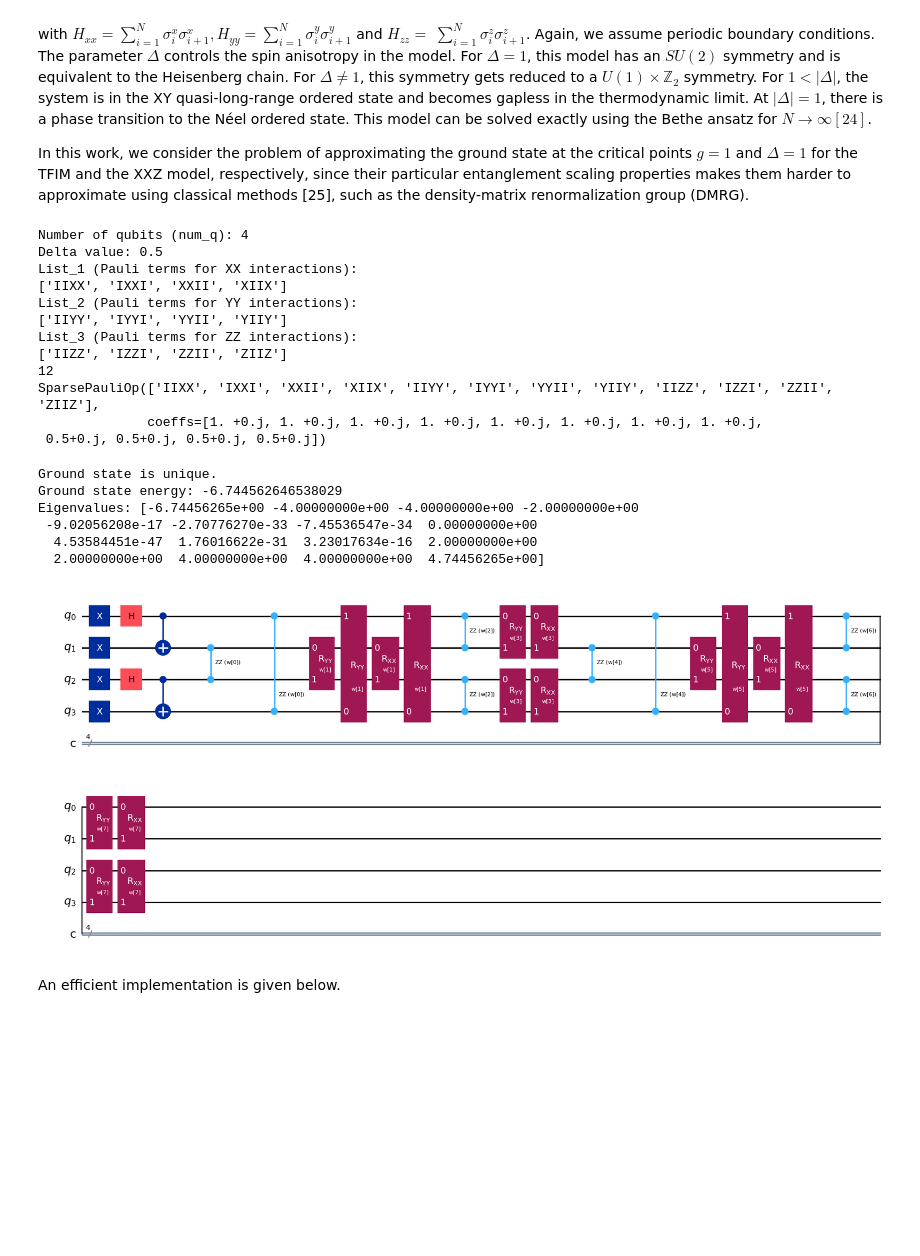
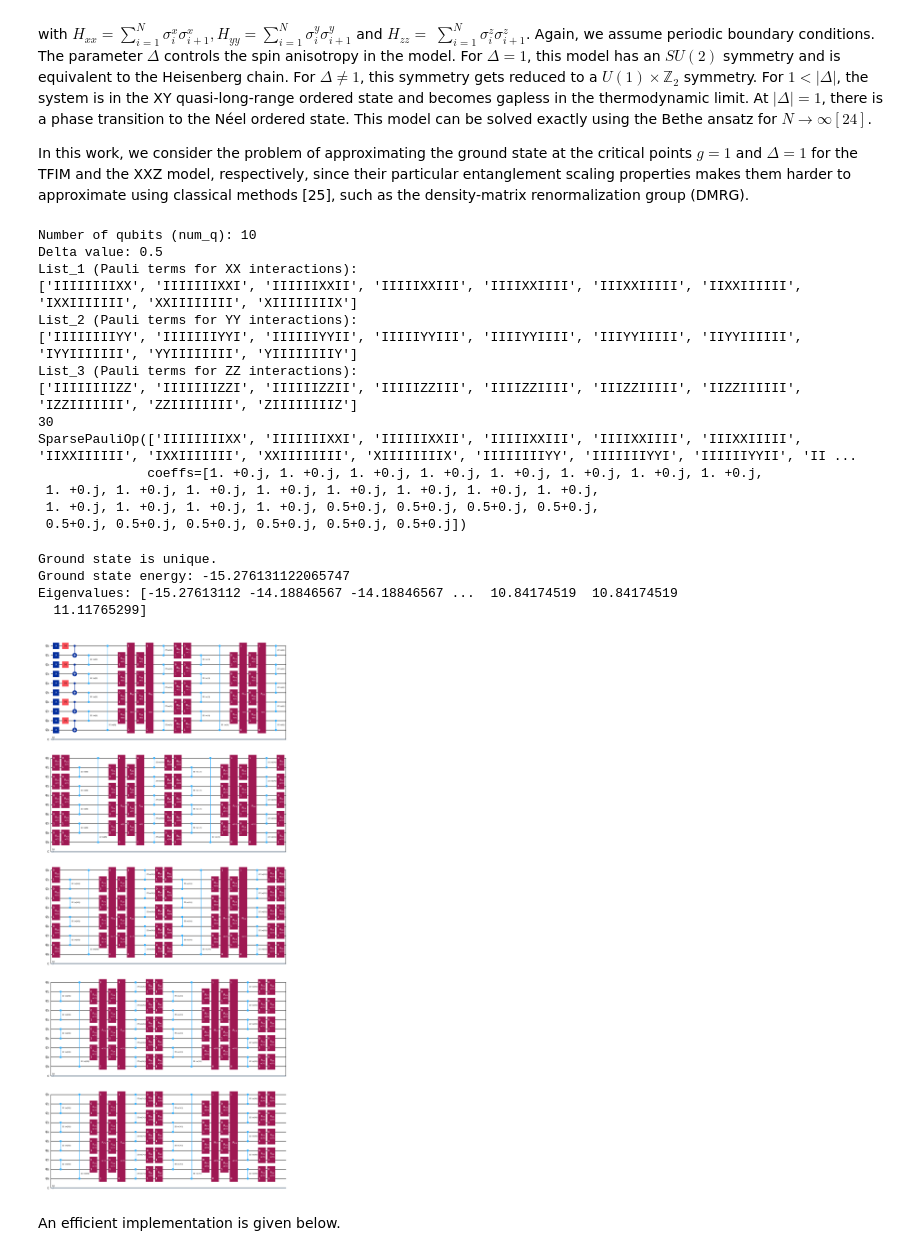
Before and after one commit to GALVINLAI/block_coordinate_descent, a Jupyter notebook: qiskit_QAOA_XXZ_Wiersema.ipynb, the cells around one changed output. Cells and saved outputs as stored; diff of their text form; code cells hidden in the pictures; blank space fills up the shorter version.

```diff
--- a/qiskit_QAOA_XXZ_Wiersema.ipynb
+++ b/qiskit_QAOA_XXZ_Wiersema.ipynb
@@ -33,7 +33,7 @@ with $H_{x x}=\sum_{i=1}^N \sigma_i^x \sigma_{i+1}^x, H_{y y}=\sum_{i=1}^N \sigm
 
 In this work, we consider the problem of approximating the ground state at the critical points $g=1$ and $\Delta=1$ for the TFIM and the XXZ model, respectively, since their particular entanglement scaling properties makes them harder to approximate using classical methods [25], such as the density-matrix renormalization group (DMRG).
 # %%
-num_q = 4 # N # IMPORTANT
+num_q = 10 # N # IMPORTANT
 
 Delta = 0.5 # IMPORTANT
 List_1 = []
@@ -108,18 +108,20 @@ print(List_3)
 print(H.size)
 print(H)
 # %% [output]
-Number of qubits (num_q): 4
+Number of qubits (num_q): 10
 Delta value: 0.5
 List_1 (Pauli terms for XX interactions):
-['IIXX', 'IXXI', 'XXII', 'XIIX']
+['IIIIIIIIXX', 'IIIIIIIXXI', 'IIIIIIXXII', 'IIIIIXXIII', 'IIIIXXIIII', 'IIIXXIIIII', 'IIXXIIIIII', 'IXXIIIIIII', 'XXIIIIIIII', 'XIIIIIIIIX']
 List_2 (Pauli terms for YY interactions):
-['IIYY', 'IYYI', 'YYII', 'YIIY']
+['IIIIIIIIYY', 'IIIIIIIYYI', 'IIIIIIYYII', 'IIIIIYYIII', 'IIIIYYIIII', 'IIIYYIIIII', 'IIYYIIIIII', 'IYYIIIIIII', 'YYIIIIIIII', 'YIIIIIIIIY']
 List_3 (Pauli terms for ZZ interactions):
-['IIZZ', 'IZZI', 'ZZII', 'ZIIZ']
-12
-SparsePauliOp(['IIXX', 'IXXI', 'XXII', 'XIIX', 'IIYY', 'IYYI', 'YYII', 'YIIY', 'IIZZ', 'IZZI', 'ZZII', 'ZIIZ'],
+['IIIIIIIIZZ', 'IIIIIIIZZI', 'IIIIIIZZII', 'IIIIIZZIII', 'IIIIZZIIII', 'IIIZZIIIII', 'IIZZIIIIII', 'IZZIIIIIII', 'ZZIIIIIIII', 'ZIIIIIIIIZ']
+30
+SparsePauliOp(['IIIIIIIIXX', 'IIIIIIIXXI', 'IIIIIIXXII', 'IIIIIXXIII', 'IIIIXXIIII', 'IIIXXIIIII', 'IIXXIIIIII', 'IXXIIIIIII', 'XXIIIIIIII', 'XIIIIIIIIX', 'IIIIIIIIYY', 'IIIIIIIYYI', 'IIIIIIYYII', 'II ...
               coeffs=[1. +0.j, 1. +0.j, 1. +0.j, 1. +0.j, 1. +0.j, 1. +0.j, 1. +0.j, 1. +0.j,
- 0.5+0.j, 0.5+0.j, 0.5+0.j, 0.5+0.j])
+ 1. +0.j, 1. +0.j, 1. +0.j, 1. +0.j, 1. +0.j, 1. +0.j, 1. +0.j, 1. +0.j,
+ 1. +0.j, 1. +0.j, 1. +0.j, 1. +0.j, 0.5+0.j, 0.5+0.j, 0.5+0.j, 0.5+0.j,
+ 0.5+0.j, 0.5+0.j, 0.5+0.j, 0.5+0.j, 0.5+0.j, 0.5+0.j])
 # %%
 # Compute eigenvalues and eigenvectors
 e, v = eigh(Hmat)
@@ -143,14 +145,12 @@ print(f"Ground state energy: {ground_e}")
 print(f"Eigenvalues: {e}")
 # %% [output]
 Ground state is unique.
-Ground state energy: -6.744562646538029
-Eigenvalues: [-6.74456265e+00 -4.00000000e+00 -4.00000000e+00 -2.00000000e+00
- -9.02056208e-17 -2.70776270e-33 -7.45536547e-34  0.00000000e+00
-  4.53584451e-47  1.76016622e-31  3.23017634e-16  2.00000000e+00
-  2.00000000e+00  4.00000000e+00  4.00000000e+00  4.74456265e+00]
+Ground state energy: -15.276131122065747
+Eigenvalues: [-15.27613112 -14.18846567 -14.18846567 ...  10.84174519  10.84174519
+  11.11765299]
 # %%
 """Circuit construction"""
-layer = 2  # Define the number of layers in the quantum circuit
+layer = 10  # Define the number of layers in the quantum circuit
 
 # This needs to be determined based on the circuit
 num_p = layer * 4  # Calculate the number of parameters
@@ -172,34 +172,34 @@ def circuit_QAOA_XXZ(weights):
     # Each layer consists of two parts: odd layers and even layers. The total number of layers is 'layer', with 2 sub-layers inside.
     for i in range(layer):
         ## Odd layers
         for j in range(int(num_q / 2)):
             circ.rzz(weights[4 * i], 2 * j + 1, (2 * j + 2) % num_q)  ## ZZ gates in odd sum
             # weights  [0]
         for j in range(int(num_q / 2)):
             circ.ryy(weights[4 * i + 1], 2 * j + 1, (2 * j + 2) % num_q)  ## YY gates in odd sum
             # weights  [1]
         for j in range(int(num_q / 2)):
             circ.rxx(weights[4 * i + 1], 2 * j + 1, (2 * j + 2) % num_q)  ## XX gates in odd sum
             # weights  [1]
 
         ## Even layers
         for j in range(int(num_q / 2)):
             circ.rzz(weights[4 * i + 2], 2 * j, 2 * j + 1)  ## ZZ gates in even sum
             # weights  [2]
         for j in range(int(num_q / 2)):
             circ.ryy(weights[4 * i + 3], 2 * j, 2 * j + 1)  ## YY gates in even sum
             # weights  [3]
         for j in range(int(num_q / 2)):
             circ.rxx(weights[4 * i + 3], 2 * j, 2 * j + 1)  ## XX gates in even sum
             # weights  [3]
 
     return circ
 
 qc = circuit_QAOA_XXZ(weights)
 # print(qc)
 qc.draw("mpl")
 # %% [output]
-[figure, old version]
+[figure, new version]
 # %%
 # simulator = AerSimulator()
 
```
Also changed, not shown: parts of 9 cells of this notebook, 22 other files.
